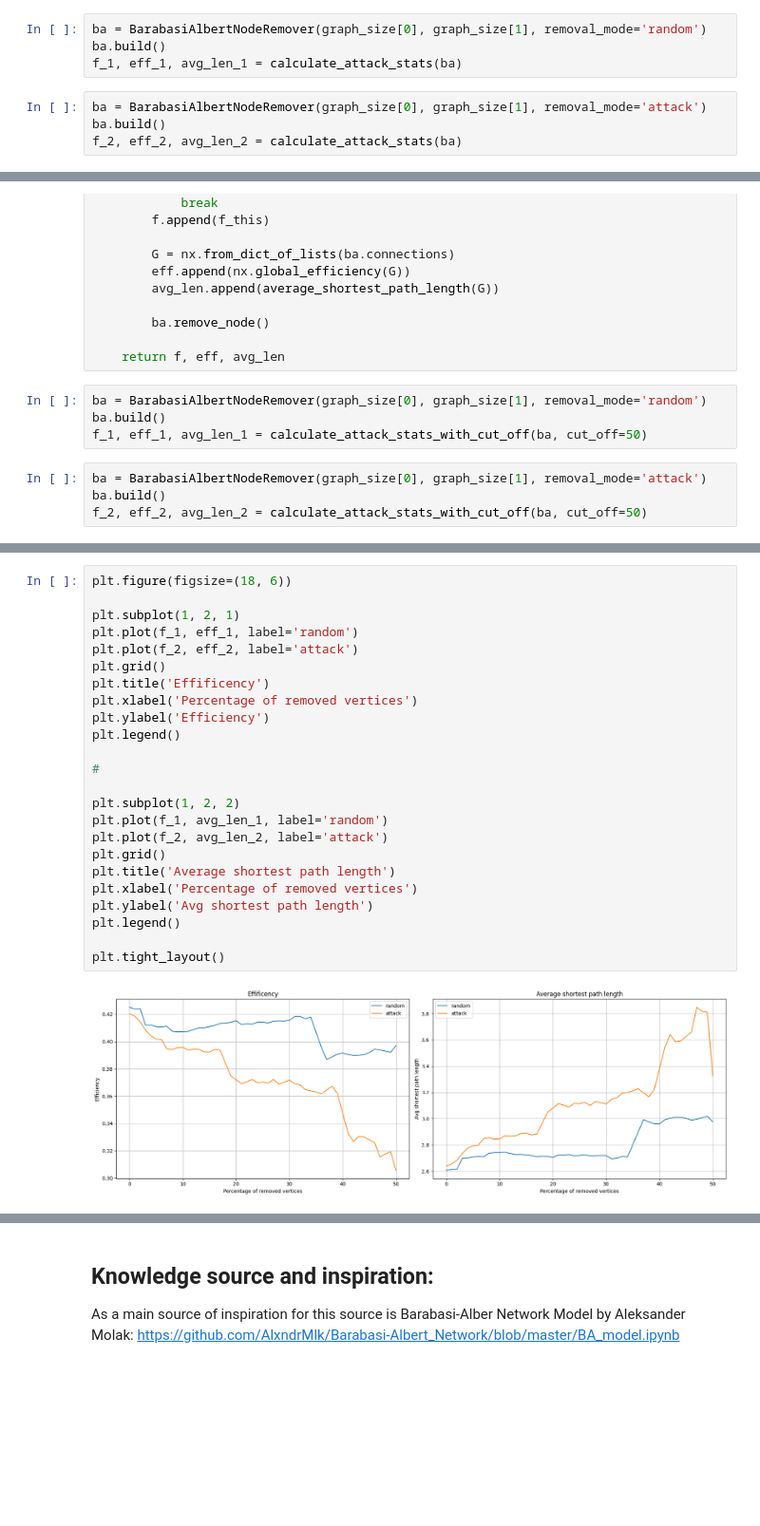
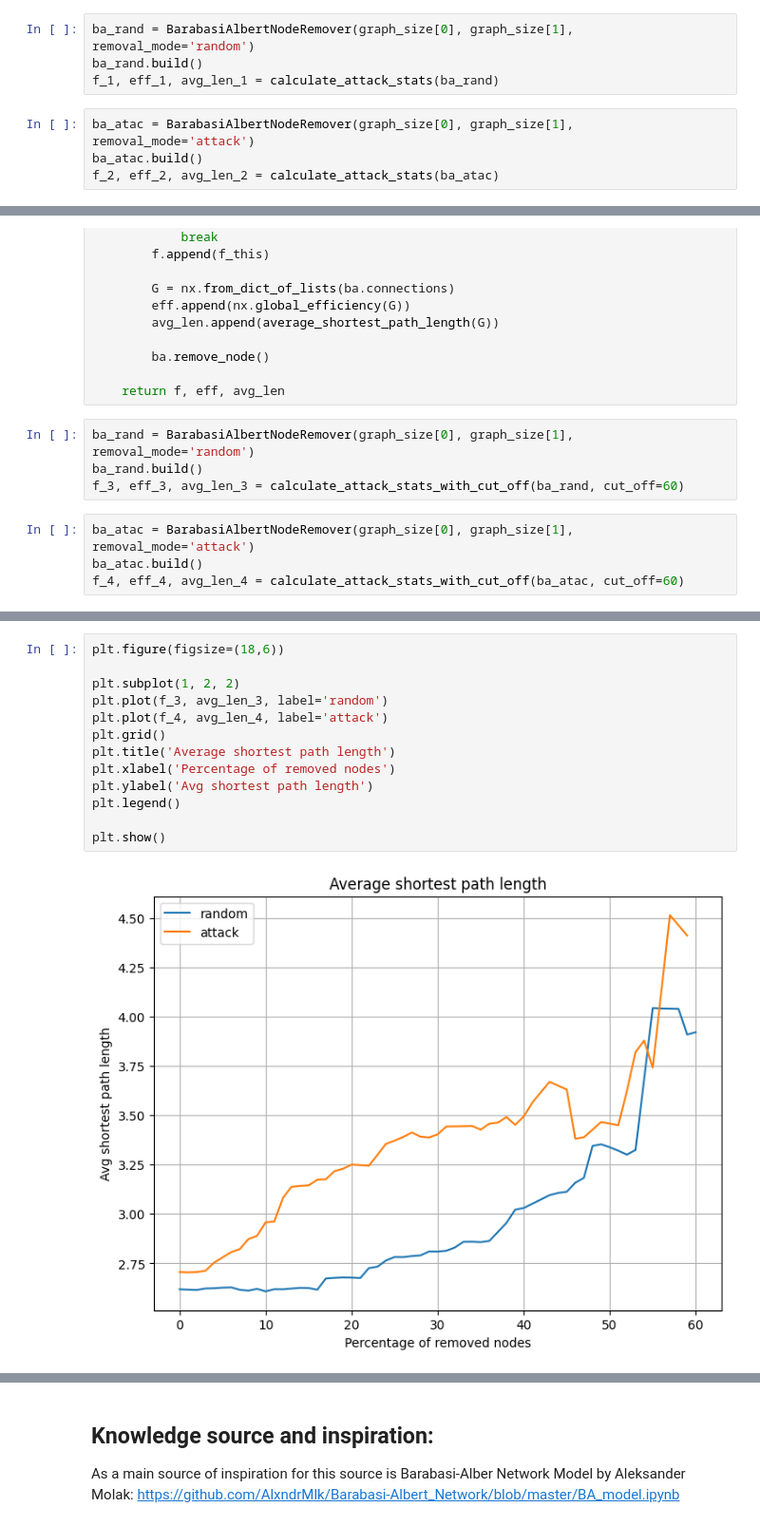
Before and after one commit to FilipKatulski/complex-systems, a Jupyter notebook: LAB3/lab3.ipynb, the cells around one changed output, grey strips where cells are left out. Shown at 95% size. Saved outputs shown, nothing was run; the diff lists cells and outputs as text; blank space fills up the shorter version.

```diff
--- a/LAB3/lab3.ipynb
+++ b/LAB3/lab3.ipynb
@@ -133,10 +151,10 @@ def calculate_attack_stats(ba: BarabasiAlbertNodeRemover, n_size=graph_size[0]):
 
     return f, eff, avg_len
 # %%
-ba = BarabasiAlbertNodeRemover(graph_size[0], graph_size[1], removal_mode='random')
-ba.build()
-f_1, eff_1, avg_len_1 = calculate_attack_stats(ba)
+ba_rand = BarabasiAlbertNodeRemover(graph_size[0], graph_size[1], removal_mode='random')
+ba_rand.build()
+f_1, eff_1, avg_len_1 = calculate_attack_stats(ba_rand)
 # %%
-ba = BarabasiAlbertNodeRemover(graph_size[0], graph_size[1], removal_mode='attack')
-ba.build()
-f_2, eff_2, avg_len_2 = calculate_attack_stats(ba)
+ba_atac = BarabasiAlbertNodeRemover(graph_size[0], graph_size[1], removal_mode='attack')
+ba_atac.build()
+f_2, eff_2, avg_len_2 = calculate_attack_stats(ba_atac)
@@ -188,10 +209,10 @@ def calculate_attack_stats_with_cut_off(ba: BarabasiAlbertNodeRemover, n_size=gr
 
     return f, eff, avg_len
 # %%
-ba = BarabasiAlbertNodeRemover(graph_size[0], graph_size[1], removal_mode='random')
-ba.build()
-f_1, eff_1, avg_len_1 = calculate_attack_stats_with_cut_off(ba, cut_off=50)
+ba_rand = BarabasiAlbertNodeRemover(graph_size[0], graph_size[1], removal_mode='random')
+ba_rand.build()
+f_3, eff_3, avg_len_3 = calculate_attack_stats_with_cut_off(ba_rand, cut_off=60)
 # %%
-ba = BarabasiAlbertNodeRemover(graph_size[0], graph_size[1], removal_mode='attack')
-ba.build()
-f_2, eff_2, avg_len_2 = calculate_attack_stats_with_cut_off(ba, cut_off=50)
+ba_atac = BarabasiAlbertNodeRemover(graph_size[0], graph_size[1], removal_mode='attack')
+ba_atac.build()
+f_4, eff_4, avg_len_4 = calculate_attack_stats_with_cut_off(ba_atac, cut_off=60)
@@ -198,26 +234,15 @@ f_2, eff_2, avg_len_2 = calculate_attack_stats_with_cut_off(ba, cut_off=50)
 # %%
-plt.figure(figsize=(18, 6))
-
-plt.subplot(1, 2, 1)
-plt.plot(f_1, eff_1, label='random')
-plt.plot(f_2, eff_2, label='attack')
-plt.grid()
-plt.title('Effificency')
-plt.xlabel('Percentage of removed vertices')
-plt.ylabel('Efficiency')
-plt.legend()
-
-#
+plt.figure(figsize=(18,6))
 
 plt.subplot(1, 2, 2)
-plt.plot(f_1, avg_len_1, label='random')
-plt.plot(f_2, avg_len_2, label='attack')
+plt.plot(f_3, avg_len_3, label='random')
+plt.plot(f_4, avg_len_4, label='attack')
 plt.grid()
 plt.title('Average shortest path length')
-plt.xlabel('Percentage of removed vertices')
+plt.xlabel('Percentage of removed nodes')
 plt.ylabel('Avg shortest path length')
 plt.legend()
 
-plt.tight_layout()
+plt.show()
 # %% [output]
-[figure, old version]
+[figure, new version]
```
Also changed, not shown: parts of 15 cells of this notebook.
